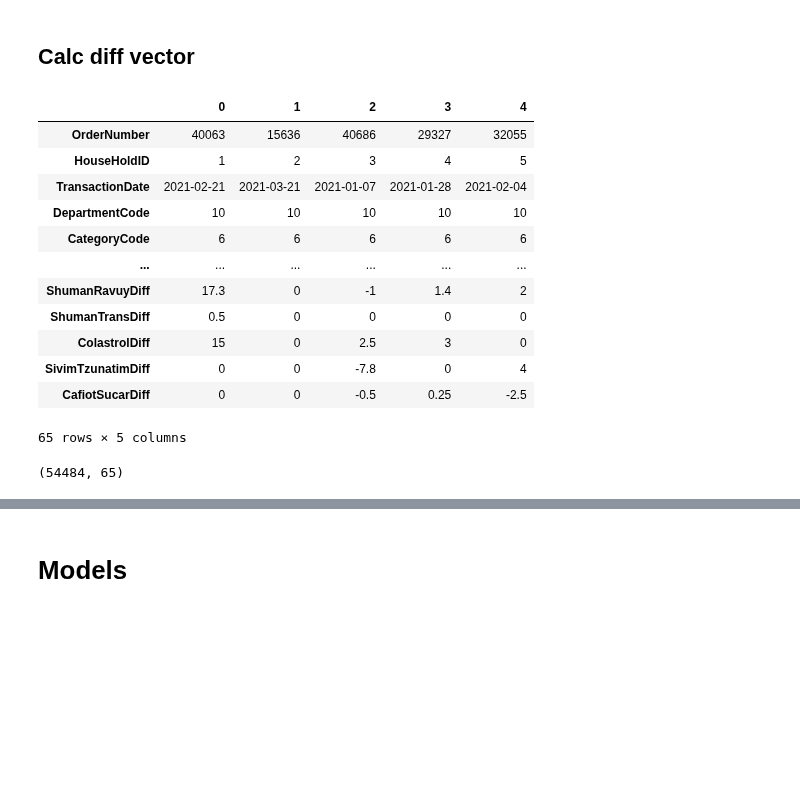
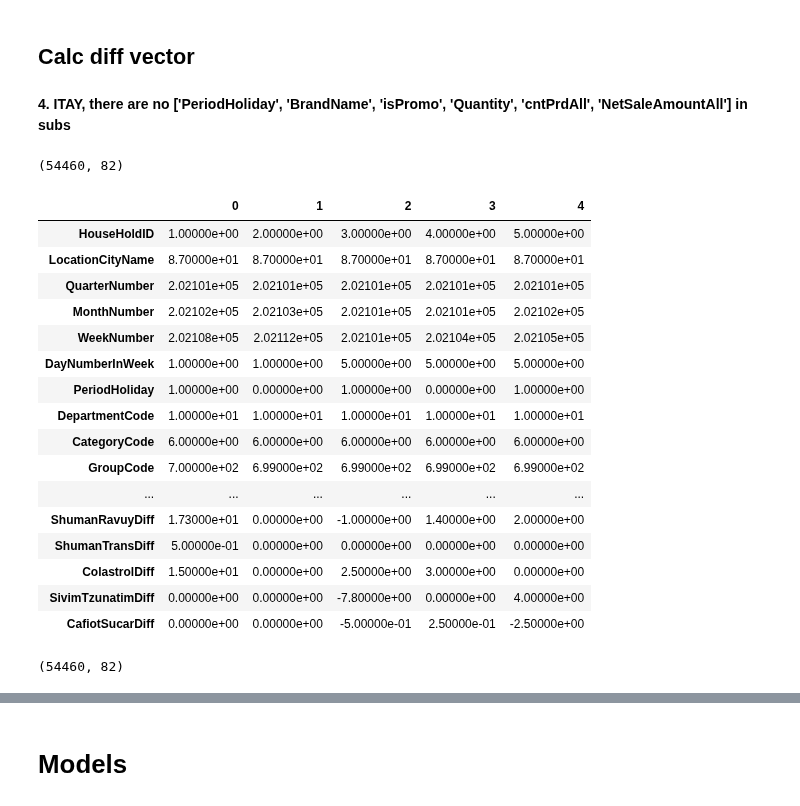
Before and after one commit to DanielKorenDataScience/ClassificationProject, a Jupyter notebook: Classification_Project_Shufersal.ipynb, the cells around one changed output, grey strips where cells are left out. Drawn from its saved outputs; the diff is of its cells as text; code cells hidden in the pictures; blank space fills up the shorter version.

```diff
--- a/Classification_Project_Shufersal.ipynb
+++ b/Classification_Project_Shufersal.ipynb
@@ -113,0 +110,5 @@ df.fillna(0, inplace=True)
+# %%
+df2.to_csv("Shufersal.csv", index = False)
+p(df2.shape)
+df = pd.read_csv('Shufersal.csv', index_col=False)
+df.shape
@@ -114,25 +122,16 @@ df.fillna(0, inplace=True)
+# %%
+from sklearn.preprocessing import LabelEncoder
+enc = LabelEncoder()
+for col in ['LocationCityName', 'PeriodHoliday', 'BrandIndDesc', 'BrandName', 'isPromo', 'BrandIndDescSubs']:
+  df[col] = enc.fit_transform(df[col])
 # %% [markdown]
 ## Calc diff vector
+# %% [markdown]
+**4. ITAY, there are no ['PeriodHoliday', 'BrandName', 'isPromo', 'Quantity', 'cntPrdAll', 'NetSaleAmountAll'] in subs**
 # %%
 for col in ['DepartmentCode', 'CategoryCode', 'GroupCode', 'SubGroupCode',
-       'CompoundID', 'ParentProductNumber', 'UnitOfMeasure',
-       'ItemsPerPackageWH', 'Price', 'Energy', 'Pachmema',
+       'CompoundID', 'ParentProductNumber', 'BrandIndDesc',
+       'VendorNumber', 'UnitOfMeasure', 'Price', 'NetSaleNoVatPrdLast3Months', 'Energy', 'Pachmema',
        'Natran', 'Helbon', 'Shuman', 'ShumanRavuy', 'ShumanTrans', 'Colastrol',
        'SivimTzunatim', 'CafiotSucar']:
   df[col + 'Diff'] = df[col] - df[col + 'Subs']
-
-df.head().T
-# %% [output]
-|  | 0 | 1 | 2 | 3 | 4 |
-| OrderNumber | 40063 | 15636 | 40686 | 29327 | 32055 |
-| HouseHoldID | 1 | 2 | 3 | 4 | 5 |
-| TransactionDate | 2021-02-21 | 2021-03-21 | 2021-01-07 | 2021-01-28 | 2021-02-04 |
-| DepartmentCode | 10 | 10 | 10 | 10 | 10 |
-| CategoryCode | 6 | 6 | 6 | 6 | 6 |
-| ... | ... | ... | ... | ... | ... |
-| ShumanRavuyDiff | 17.3 | 0 | -1 | 1.4 | 2 |
-| ShumanTransDiff | 0.5 | 0 | 0 | 0 | 0 |
-| ColastrolDiff | 15 | 0 | 2.5 | 3 | 0 |
-| SivimTzunatimDiff | 0 | 0 | -7.8 | 0 | 4 |
-| CafiotSucarDiff | 0 | 0 | -0.5 | 0.25 | -2.5 |
-65 rows × 5 columns
@@ -139,9 +143,34 @@ df.head().T
+# %%
+df.shape
+# %% [output]
+(54460, 82)
+# %%
+pd.set_option("precision", 5)
+df.head().T
+# %% [output]
+|  | 0 | 1 | 2 | 3 | 4 |
+| HouseHoldID | 1.00000e+00 | 2.00000e+00 | 3.00000e+00 | 4.00000e+00 | 5.00000e+00 |
+| LocationCityName | 8.70000e+01 | 8.70000e+01 | 8.70000e+01 | 8.70000e+01 | 8.70000e+01 |
+| QuarterNumber | 2.02101e+05 | 2.02101e+05 | 2.02101e+05 | 2.02101e+05 | 2.02101e+05 |
+| MonthNumber | 2.02102e+05 | 2.02103e+05 | 2.02101e+05 | 2.02101e+05 | 2.02102e+05 |
+| WeekNumber | 2.02108e+05 | 2.02112e+05 | 2.02101e+05 | 2.02104e+05 | 2.02105e+05 |
+| DayNumberInWeek | 1.00000e+00 | 1.00000e+00 | 5.00000e+00 | 5.00000e+00 | 5.00000e+00 |
+| PeriodHoliday | 1.00000e+00 | 0.00000e+00 | 1.00000e+00 | 0.00000e+00 | 1.00000e+00 |
+| DepartmentCode | 1.00000e+01 | 1.00000e+01 | 1.00000e+01 | 1.00000e+01 | 1.00000e+01 |
+| CategoryCode | 6.00000e+00 | 6.00000e+00 | 6.00000e+00 | 6.00000e+00 | 6.00000e+00 |
+| GroupCode | 7.00000e+02 | 6.99000e+02 | 6.99000e+02 | 6.99000e+02 | 6.99000e+02 |
+| ... | ... | ... | ... | ... | ... |
+| ShumanRavuyDiff | 1.73000e+01 | 0.00000e+00 | -1.00000e+00 | 1.40000e+00 | 2.00000e+00 |
+| ShumanTransDiff | 5.00000e-01 | 0.00000e+00 | 0.00000e+00 | 0.00000e+00 | 0.00000e+00 |
+| ColastrolDiff | 1.50000e+01 | 0.00000e+00 | 2.50000e+00 | 3.00000e+00 | 0.00000e+00 |
+| SivimTzunatimDiff | 0.00000e+00 | 0.00000e+00 | -7.80000e+00 | 0.00000e+00 | 4.00000e+00 |
+| CafiotSucarDiff | 0.00000e+00 | 0.00000e+00 | -5.00000e-01 | 2.50000e-01 | -2.50000e+00 |
 # %%
 df.to_csv("Shufersal_with_diff.csv", index = False)
 # %%
 df.shape
 # %% [output]
-(54484, 65)
+(54460, 82)
 # %%
 df = pd.read_csv('Shufersal_with_diff.csv', index_col=False)
 df.shape
```
Also changed, not shown: parts of 30 cells of this notebook.
